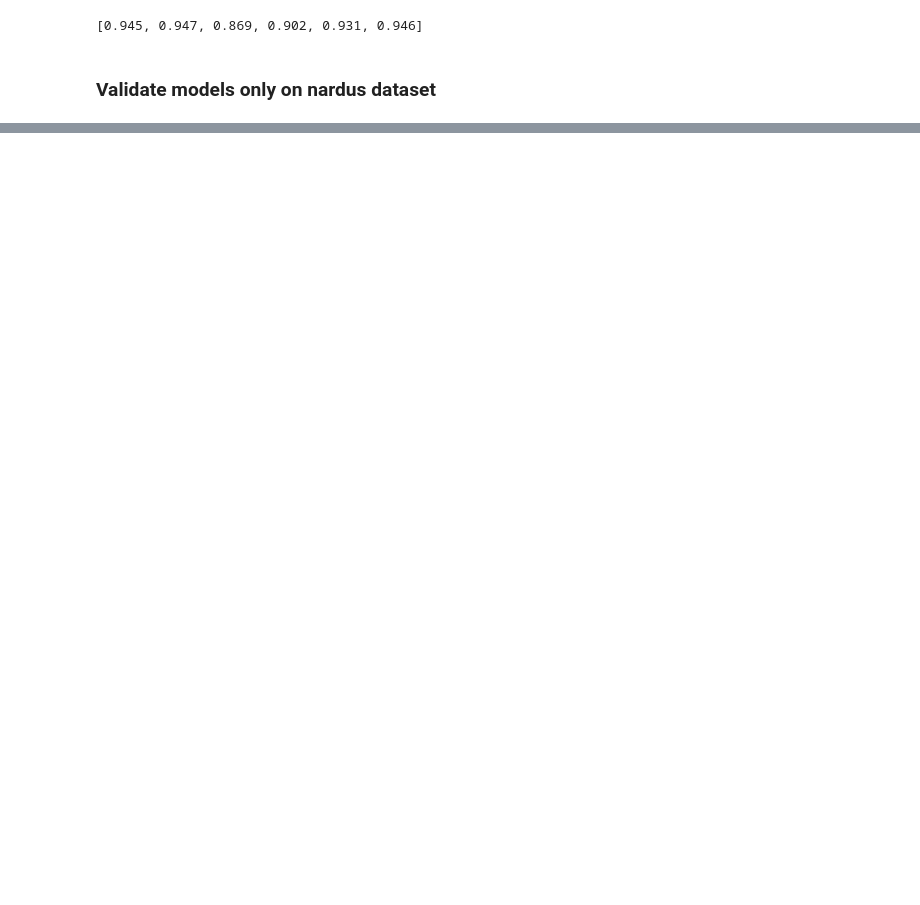
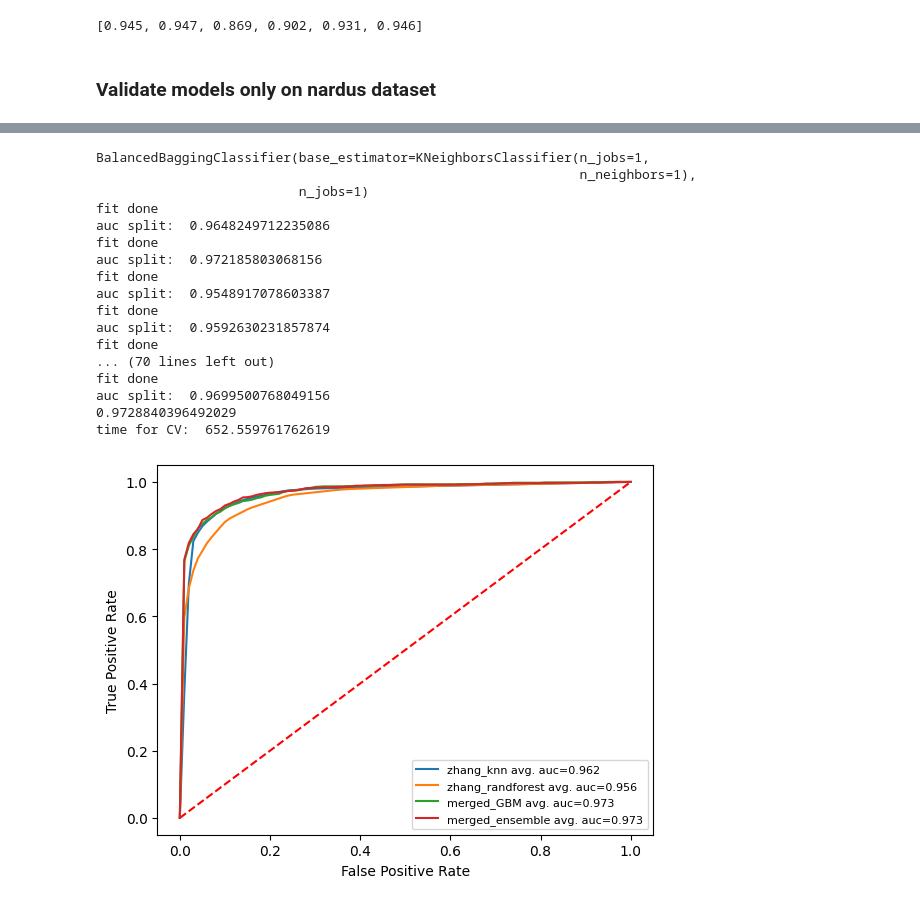
Before and after one commit to 25benjaminli/zoonotic-prediction, a Jupyter notebook: train_and_vis/models.ipynb, the cells around one changed output, grey strips where cells are left out. Saved outputs shown, nothing was run; the diff lists cells and outputs as text; code cells hidden in the pictures; blank space fills up the shorter version.

```diff
--- a/train_and_vis/models.ipynb
+++ b/train_and_vis/models.ipynb
@@ -266,2 +459,22 @@ models = {
+# %%
+models = OrderedDict({
+    'zhang_GBM': zhang_GBM.best_estimator_,
+    'zhang_knn': zhang_knn,
+    'zhang_randforest': zhang_randforest,
+    'zhang_svm': zhang_svm,
+    'zhang_xgboost': zhang_xgboost,
+    'zhang_mlp': zhang_mlp,
+    'zhang_lr': zhang_lr,
+    # 'nardus_GBM': nardus_GBM,
+    'merged_GBM': merged_GBM.best_estimator_,
+    'merged_ensemble': em.best_estimator_
+})
+
+bestandworst = OrderedDict({
+    'zhang_knn': zhang_knn,
+    'zhang_randforest': zhang_randforest,
+    'merged_GBM': merged_GBM.best_estimator_,
+    'merged_ensemble': em.best_estimator_
+})
 # %% [markdown]
 ### Validate models on the merged dataset
@@ -495,0 +685,25 @@ for modelName in models:
+# %%
+ds = datasets['zhang'][f'normalized-4']
+X = pd.concat([ds['X_train'], ds['X_test']], axis=0)
+Y = np.concatenate([ds['y_train'], ds['y_test']], axis=0)
+
+validation_utils.draw_avg_roc_multiple(bestandworst, X, Y)
+# %% [output]
+BalancedBaggingClassifier(base_estimator=KNeighborsClassifier(n_jobs=1,
+                                                              n_neighbors=1),
+                          n_jobs=1)
+fit done
+auc split:  0.9648249712235086
+fit done
+auc split:  0.972185803068156
+fit done
+auc split:  0.9548917078603387
+fit done
+auc split:  0.9592630231857874
+fit done
+... (70 lines left out)
+fit done
+auc split:  0.9699500768049156
+0.9728840396492029
+time for CV:  652.559761762619
+[figure, added]
```
Also changed, not shown: parts of 36 cells of this notebook, 19 other files.
